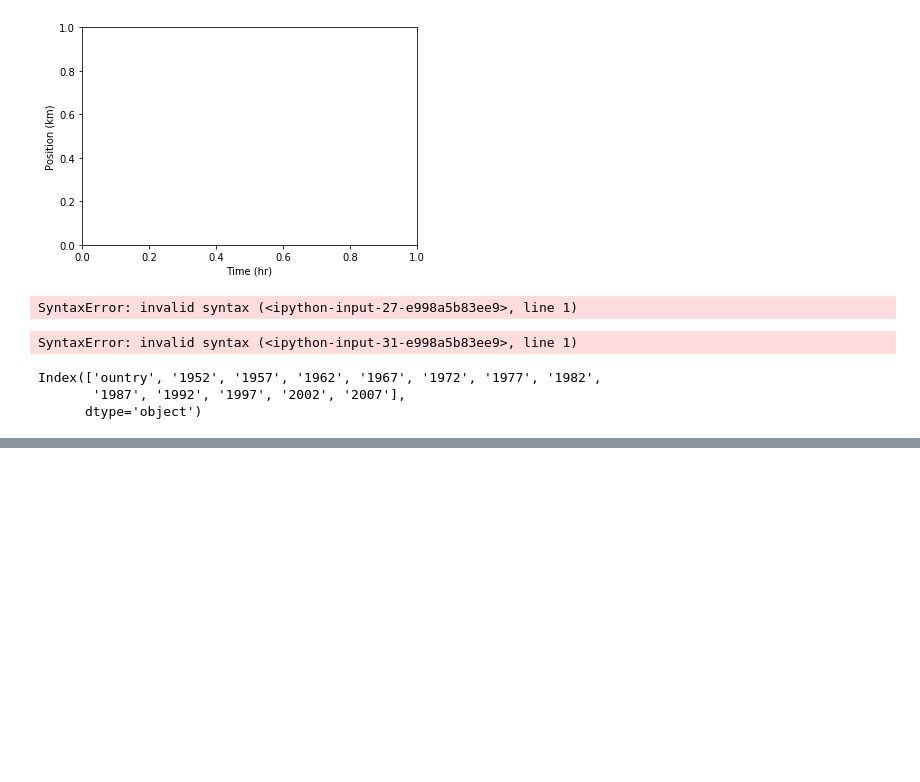
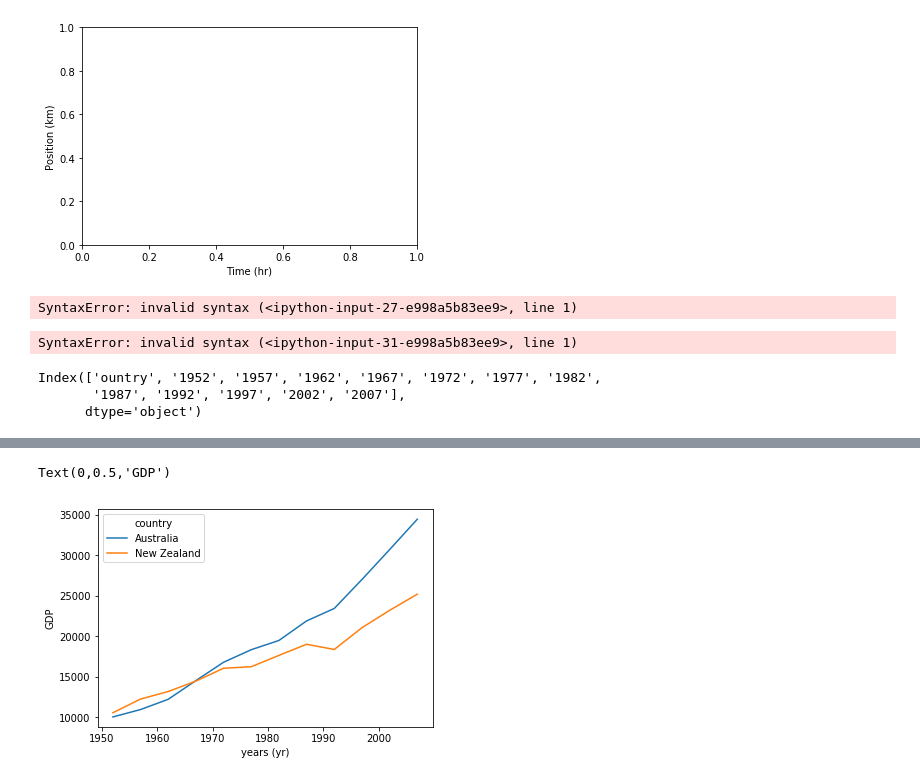
Before and after one commit to xbarros7/Python-Day2, a Jupyter notebook: code/Python_Day2.ipynb, the cells around one changed output, grey strips where cells are left out. Saved outputs shown, nothing was run; the diff lists cells and outputs as text; code cells hidden in the pictures; blank space fills up the shorter version.

```diff
--- a/code/Python_Day2.ipynb
+++ b/code/Python_Day2.ipynb
@@ -161,0 +167,7 @@ data.loc
+# %%
+data.T.plot()
+plt.xlabel("years (yr)")
+plt.ylabel("GDP")
+# %% [output]
+Text(0,0.5,'GDP')
+[figure, added]
```
Also changed, not shown: parts of 4 cells of this notebook.
